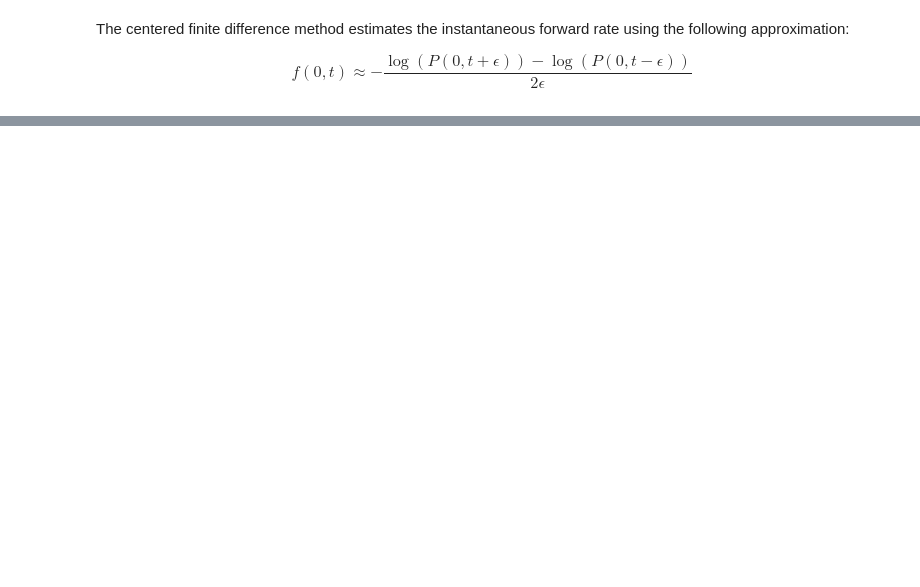
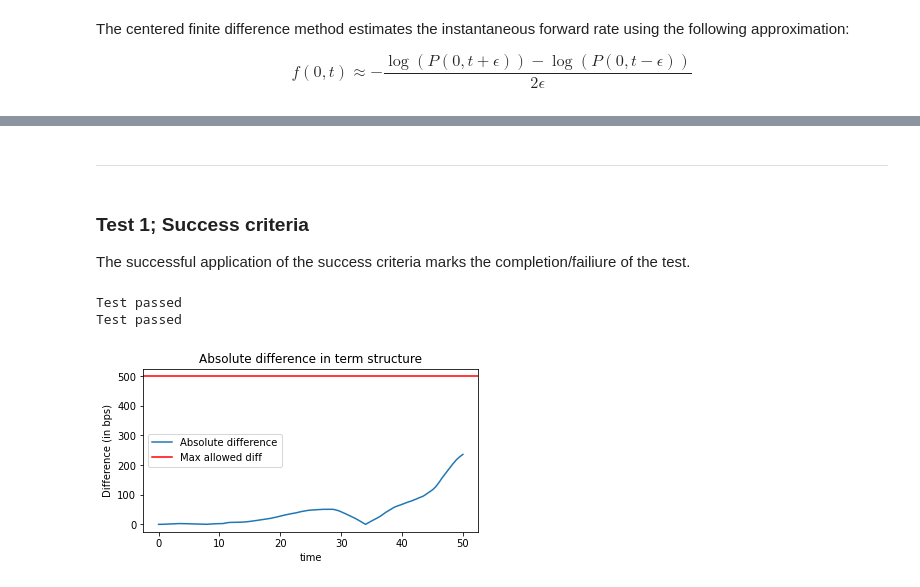
Before and after one commit to open-source-modelling/insurance_jupyter, a Jupyter notebook: hull_white_checks/HULL-WHITE AND EIOPA RISK-FREE CURVE TERM STRUCTURE COVERAGE AND VARIANCE CHECK.ipynb, the cells around one changed output, grey strips where cells are left out. Drawn from its saved outputs; the diff is of its cells as text; code cells hidden in the pictures; blank space fills up the shorter version.

Commit message:
Formal testing framework implemented + improvements

```diff
--- a/hull_white_checks/HULL-WHITE AND EIOPA RISK-FREE CURVE TERM STRUCTURE COVERAGE AND VARIANCE CHECK.ipynb
+++ b/hull_white_checks/HULL-WHITE AND EIOPA RISK-FREE CURVE TERM STRUCTURE COVERAGE AND VARIANCE CHECK.ipynb
@@ -50,0 +64,5 @@ This script covers a synthetic dataset of ESG scenarios.It also simplifies the d
+# %%
+statistics_mean_max_diff_in_bps = 500
+statistics_mean_average_diff_in_bps = 100
+statistics_vol_max_diff_in_bps = 2
+statistics_vol_average_diff_in_bps = 1
@@ -456,0 +546,2 @@ mainCalculation(NoOfPaths, NoOfSteps, T, a, sigma, P0t, epsilon)
+# %%
+test_statistics_bdp_1 = pd.DataFrame(abs(P- implied_term_structure)*10000, columns=["Abs diff in bps"])
@@ -457 +566,27 @@ mainCalculation(NoOfPaths, NoOfSteps, T, a, sigma, P0t, epsilon)
+# %% [markdown]
+***
+# %% [markdown]
+### Test 1; Success criteria
+
+The successful application of the success criteria marks the completion/failiure of the test.
+# %%
+result1 = SuccessTest(test_statistics_bdp_1.values, statistics_mean_max_diff_in_bps, statistics_mean_average_diff_in_bps)
+# %% [output]
+Test passed
+Test passed
+# %%
+fig, ax1 = plt.subplots(1,1)
+ax1.plot(t, test_statistics_bdp_1, label= "Absolute difference")
+ax1.axhline(y = statistics_mean_max_diff_in_bps, color = 'r', linestyle = '-',label="Max allowed diff")
+
+ax1.set_xlabel("time")
+ax1.set_ylabel("Difference (in bps)")
+ax1.set_title('Absolute difference in term structure')
+ax1.legend()
+fig.set_figwidth(6)
+fig.set_figheight(3)
+
+plt.show()
+# %% [output]
+[figure, added]
 # %% [markdown]
```
Also changed, not shown: parts of 57 cells of this notebook, 1 other file.
